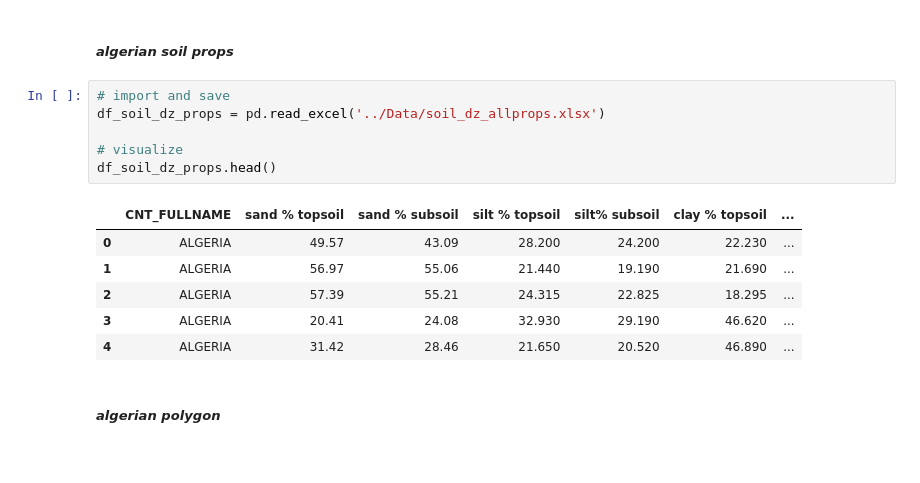
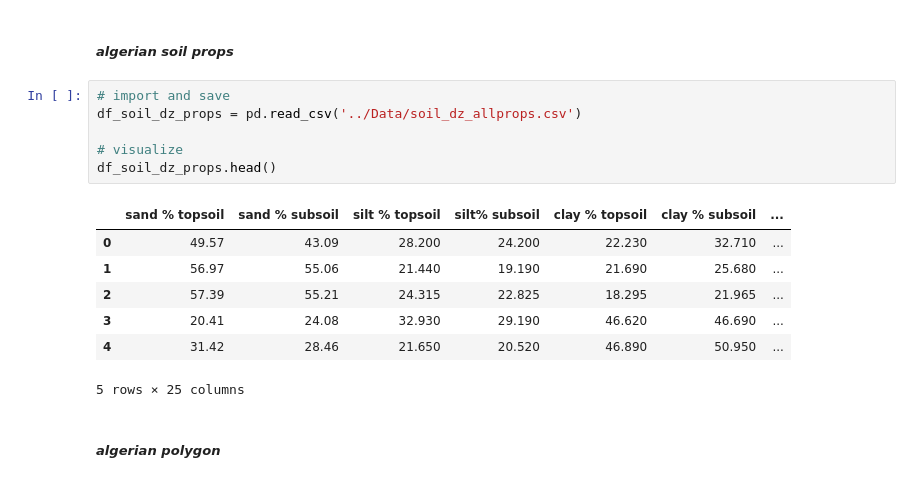
Before and after one commit to Rac11m/part1_dm, a Jupyter notebook: Code/dm.ipynb, the cells around one changed output. Saved outputs shown, nothing was run; the diff lists cells and outputs as text.

```diff
--- a/Code/dm.ipynb
+++ b/Code/dm.ipynb
@@ -23,17 +24,18 @@ import os, io
 ##### *algerian soil props*
 # %%
 # import and save
-df_soil_dz_props = pd.read_excel('../Data/soil_dz_allprops.xlsx')
+df_soil_dz_props = pd.read_csv('../Data/soil_dz_allprops.csv')
 
 # visualize
 df_soil_dz_props.head()
 # %% [output]
-|  | CNT_FULLNAME | sand % topsoil | sand % subsoil | silt % topsoil | silt% subsoil | clay % topsoil | ... |
-| 0 | ALGERIA | 49.57 | 43.09 | 28.200 | 24.200 | 22.230 | ... |
-| 1 | ALGERIA | 56.97 | 55.06 | 21.440 | 19.190 | 21.690 | ... |
-| 2 | ALGERIA | 57.39 | 55.21 | 24.315 | 22.825 | 18.295 | ... |
-| 3 | ALGERIA | 20.41 | 24.08 | 32.930 | 29.190 | 46.620 | ... |
-| 4 | ALGERIA | 31.42 | 28.46 | 21.650 | 20.520 | 46.890 | ... |
+|  | sand % topsoil | sand % subsoil | silt % topsoil | silt% subsoil | clay % topsoil | clay % subsoil | ... |
+| 0 | 49.57 | 43.09 | 28.200 | 24.200 | 22.230 | 32.710 | ... |
+| 1 | 56.97 | 55.06 | 21.440 | 19.190 | 21.690 | 25.680 | ... |
+| 2 | 57.39 | 55.21 | 24.315 | 22.825 | 18.295 | 21.965 | ... |
+| 3 | 20.41 | 24.08 | 32.930 | 29.190 | 46.620 | 46.690 | ... |
+| 4 | 31.42 | 28.46 | 21.650 | 20.520 | 46.890 | 50.950 | ... |
+5 rows × 25 columns
 # %% [markdown]
 ##### *algerian polygon*
 # %%
```
Also changed, not shown: parts of 10 cells of this notebook, 4 other files.
